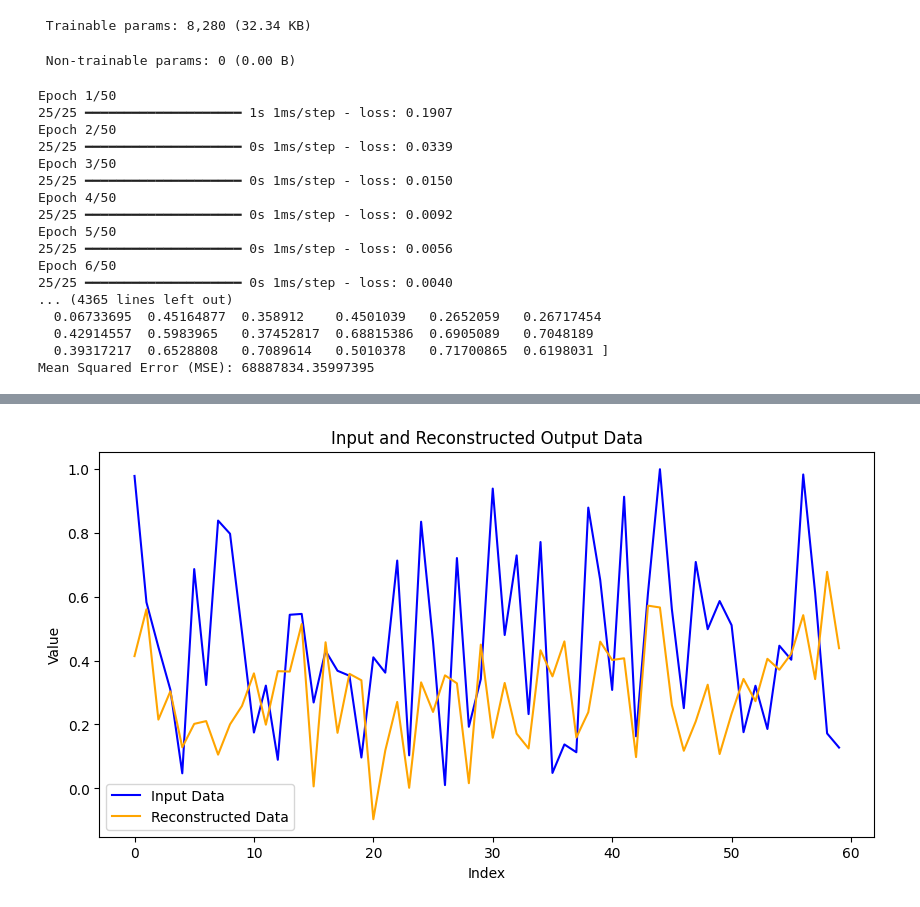
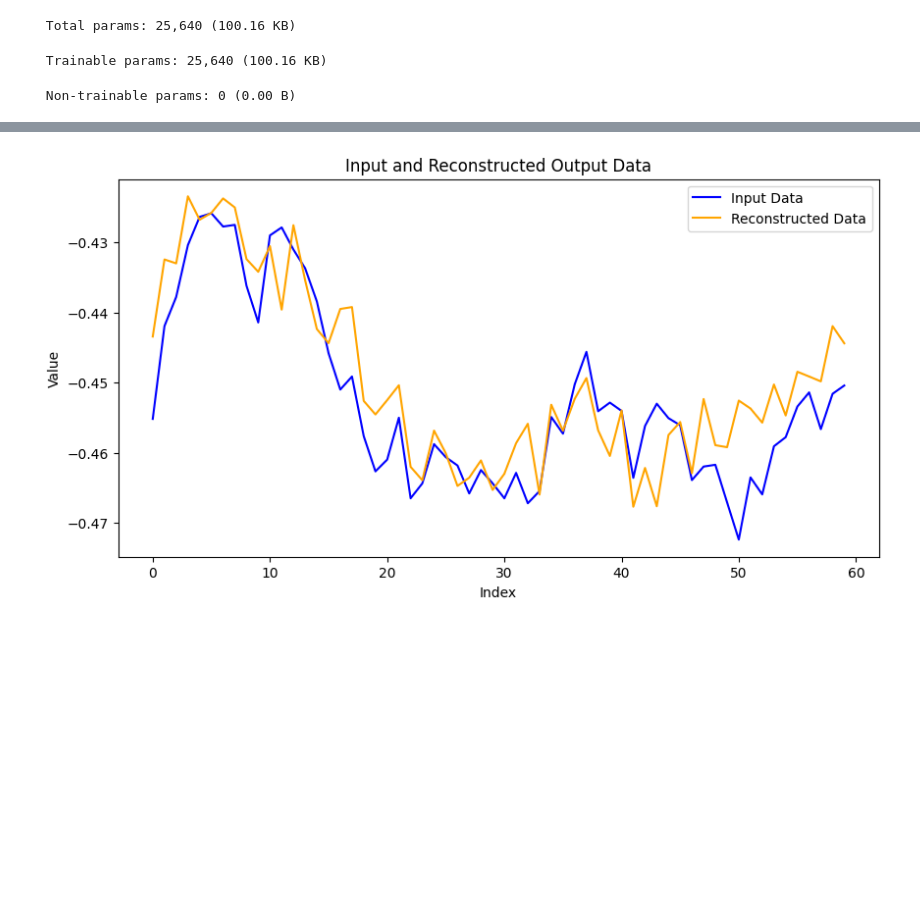
Before and after one commit to Gitesh1998/Stock-prediction, a Jupyter notebook: auto_encoder.ipynb, the cells around one changed output, grey strips where cells are left out. Drawn from its saved outputs; the diff is of its cells as text; code cells hidden in the pictures; blank space fills up the shorter version.

Commit message:
Modified autoencoder file

```diff
--- a/auto_encoder.ipynb
+++ b/auto_encoder.ipynb
@@ -42,11 +42,19 @@ input_size = 60
 input_layer = Input(shape=(input_size,))
 
 # Encoder
-encoded = Dense(45, activation='tanh')(input_layer)
+encoded = Dense(55, activation='tanh')(input_layer)
+encoded = Dense(50, activation='tanh')(encoded)
+encoded = Dense(45, activation='tanh')(encoded)
+encoded = Dense(40, activation='tanh')(encoded)
+encoded = Dense(35, activation='tanh')(encoded)
 encoded = Dense(30, activation='tanh')(encoded)
 
 # Decoder
-decoded = Dense(45, activation='tanh')(encoded)
+decoded = Dense(35, activation='tanh')(encoded)
+decoded = Dense(40, activation='tanh')(decoded)
+decoded = Dense(45, activation='tanh')(decoded)
+decoded = Dense(50, activation='tanh')(decoded)
+decoded = Dense(55, activation='tanh')(decoded)
 decoded = Dense(input_size, activation='tanh')(decoded)
 
 # Autoencoder model
@@ -65,30 +73,26 @@ autoencoder.fit(train_data, train_data, epochs=50)
 # Predict using the autoencoder
 encoded_data = autoencoder.predict(test_data)
 
-combined_data = np.concatenate((test_data[1], encoded_data[1]))
+# Evaluate the model on the test data
+loss = autoencoder.evaluate(test_data, test_data)
+print(f'Test loss: {loss}')
 
-for i in range(len(encoded_data)):
-    inputData = test_data[i]
-    outputData = encoded_data[i]
-    mse = np.mean((input_data - outputData) ** 2)
-    print(inputData)
-    print(outputData)
-    print("Mean Squared Error (MSE):", mse)
-
-
-
+# Plot the first test sample's input and reconstructed output
 plt.figure(figsize=(10, 5))
-plt.plot(combined_data[:60], label='Input Data', color='blue')
-plt.plot(combined_data[60:], label='Reconstructed Data', color='orange')
+plt.plot(test_data[0], label='Input Data', color='blue')
+plt.plot(encoded_data[0], label='Reconstructed Data', color='orange')
 plt.title('Input and Reconstructed Output Data')
 plt.xlabel('Index')
 plt.ylabel('Value')
 plt.legend()
 plt.show()
 
-# Save the model
-# autoencoder.save('autoencoder_model.h5')
-
-loss = autoencoder.evaluate(test_data, test_data)
-print(f'Test loss: {loss}')
+# Print Mean Squared Error for each test sample
+for i in range(len(encoded_data)):
+    inputData = test_data[i]
+    outputData = encoded_data[i]
+    mse = np.mean((inputData - outputData) ** 2)
+    print("Input Data:", inputData)
+    print("Reconstructed Data:", outputData)
+    print("Mean Squared Error (MSE):", mse)
 # %% [output]
@@ -110,19 +121,3 @@ Model: "functional_19"
- Trainable params: 8,280 (32.34 KB)
+ Total params: 25,640 (100.16 KB)
- Non-trainable params: 0 (0.00 B)
+ Trainable params: 25,640 (100.16 KB)
-Epoch 1/50
-25/25 ━━━━━━━━━━━━━━━━━━━━ 1s 1ms/step - loss: 0.1907
-Epoch 2/50
-25/25 ━━━━━━━━━━━━━━━━━━━━ 0s 1ms/step - loss: 0.0339
-Epoch 3/50
-25/25 ━━━━━━━━━━━━━━━━━━━━ 0s 1ms/step - loss: 0.0150
-Epoch 4/50
-25/25 ━━━━━━━━━━━━━━━━━━━━ 0s 1ms/step - loss: 0.0092
-Epoch 5/50
-25/25 ━━━━━━━━━━━━━━━━━━━━ 0s 1ms/step - loss: 0.0056
-Epoch 6/50
-25/25 ━━━━━━━━━━━━━━━━━━━━ 0s 1ms/step - loss: 0.0040
-... (4365 lines left out)
-  0.06733695  0.45164877  0.358912    0.4501039   0.2652059   0.26717454
-  0.42914557  0.5983965   0.37452817  0.68815386  0.6905089   0.7048189
-  0.39317217  0.6528808   0.7089614   0.5010378   0.71700865  0.6198031 ]
-Mean Squared Error (MSE): 68887834.35997395
+ Non-trainable params: 0 (0.00 B)
@@ -129 +141 @@ Mean Squared Error (MSE): 68887834.35997395
-[figure, old version]
+[figure, new version]
```
Also changed, not shown: parts of 1 cell of this notebook.
